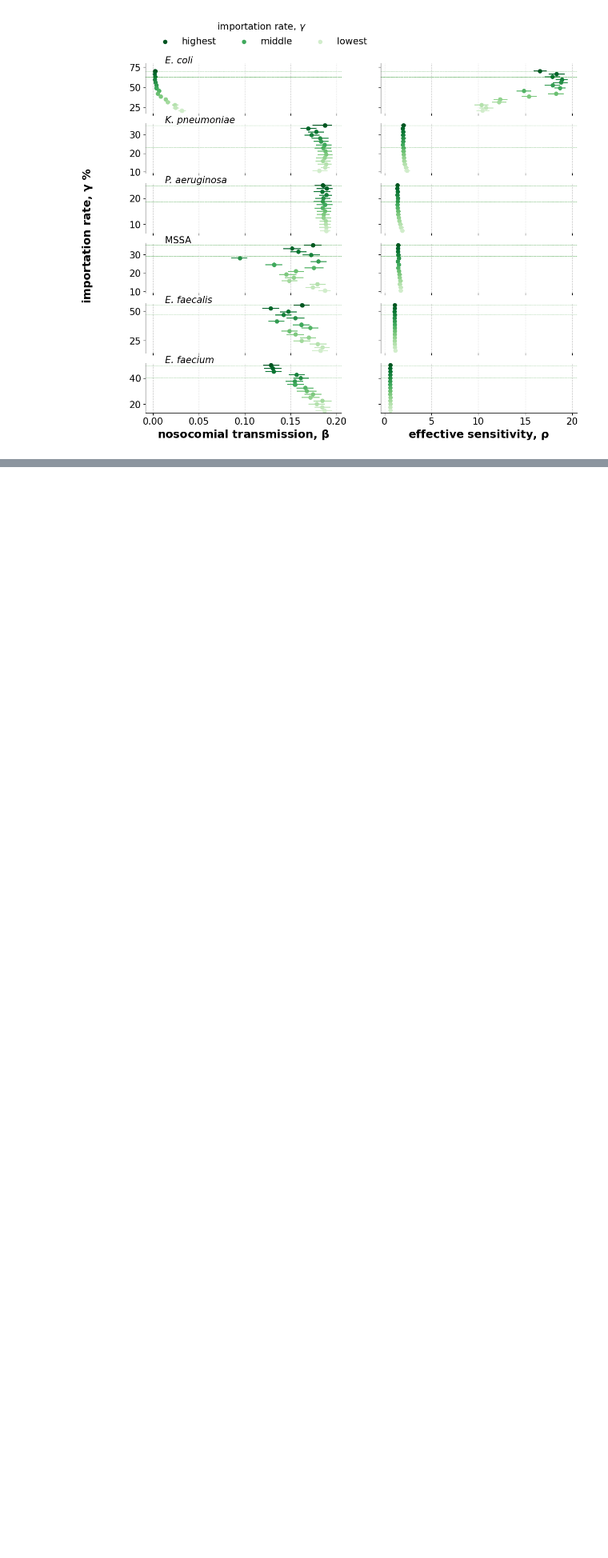
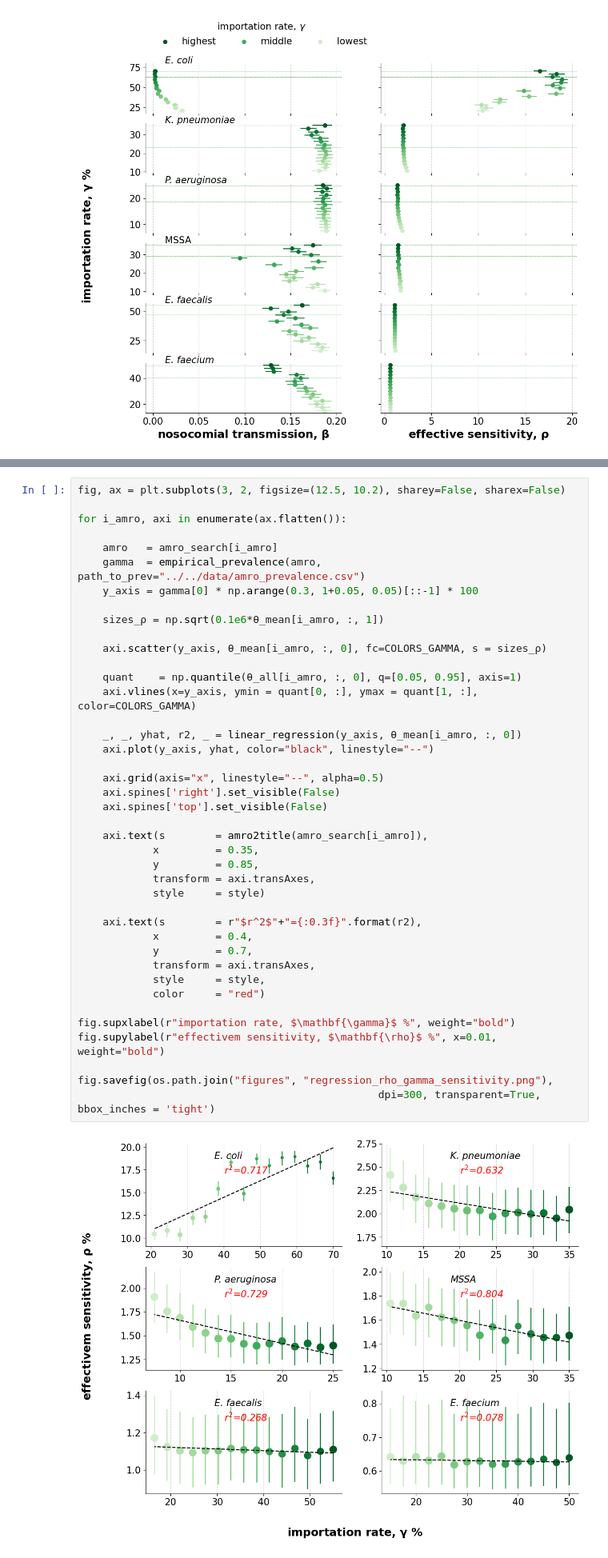
Before and after one commit to ChaosDonkey06/AMR_ABM2, a Jupyter notebook: abm/reviews_epidemics/gamma_sensitivity.ipynb, the cells around one changed output, grey strips where cells are left out. Shown at 80% size. Saved outputs shown, nothing was run; the diff lists cells and outputs as text; blank space fills up the shorter version.

```diff
--- a/abm/reviews_epidemics/gamma_sensitivity.ipynb
+++ b/abm/reviews_epidemics/gamma_sensitivity.ipynb
@@ -257,0 +268,43 @@ fig.savefig(os.path.join("figures", "regression_gamma_sensitivity.png"),
+# %%
+fig, ax = plt.subplots(3, 2, figsize=(12.5, 10.2), sharey=False, sharex=False)
+
+for i_amro, axi in enumerate(ax.flatten()):
+
+    amro   = amro_search[i_amro]
+    gamma  = empirical_prevalence(amro, path_to_prev="../../data/amro_prevalence.csv")
+    y_axis = gamma[0] * np.arange(0.3, 1+0.05, 0.05)[::-1] * 100
+
+    sizes_ρ = np.sqrt(0.1e6*θ_mean[i_amro, :, 1])
+
+    axi.scatter(y_axis, θ_mean[i_amro, :, 0], fc=COLORS_GAMMA, s = sizes_ρ)
+
+    quant    = np.quantile(θ_all[i_amro, :, 0], q=[0.05, 0.95], axis=1)
+    axi.vlines(x=y_axis, ymin = quant[0, :], ymax = quant[1, :], color=COLORS_GAMMA)
+
+    _, _, yhat, r2, _ = linear_regression(y_axis, θ_mean[i_amro, :, 0])
+    axi.plot(y_axis, yhat, color="black", linestyle="--")
+
+    axi.grid(axis="x", linestyle="--", alpha=0.5)
+    axi.spines['right'].set_visible(False)
+    axi.spines['top'].set_visible(False)
+
+    axi.text(s        = amro2title(amro_search[i_amro]),
+            x         = 0.35,
+            y         = 0.85,
+            transform = axi.transAxes,
+            style     = style)
+
+    axi.text(s        = r"$r^2$"+"={:0.3f}".format(r2),
+            x         = 0.4,
+            y         = 0.7,
+            transform = axi.transAxes,
+            style     = style,
+            color     = "red")
+
+fig.supxlabel(r"importation rate, $\mathbf{\gamma}$ %", weight="bold")
+fig.supylabel(r"effectivem sensitivity, $\mathbf{\rho}$ %", x=0.01, weight="bold")
+
+fig.savefig(os.path.join("figures", "regression_rho_gamma_sensitivity.png"),
+                                                dpi=300, transparent=True, bbox_inches = 'tight')
+# %% [output]
+[figure, added]
```
Also changed, not shown: parts of 7 cells of this notebook, 9 other files.
